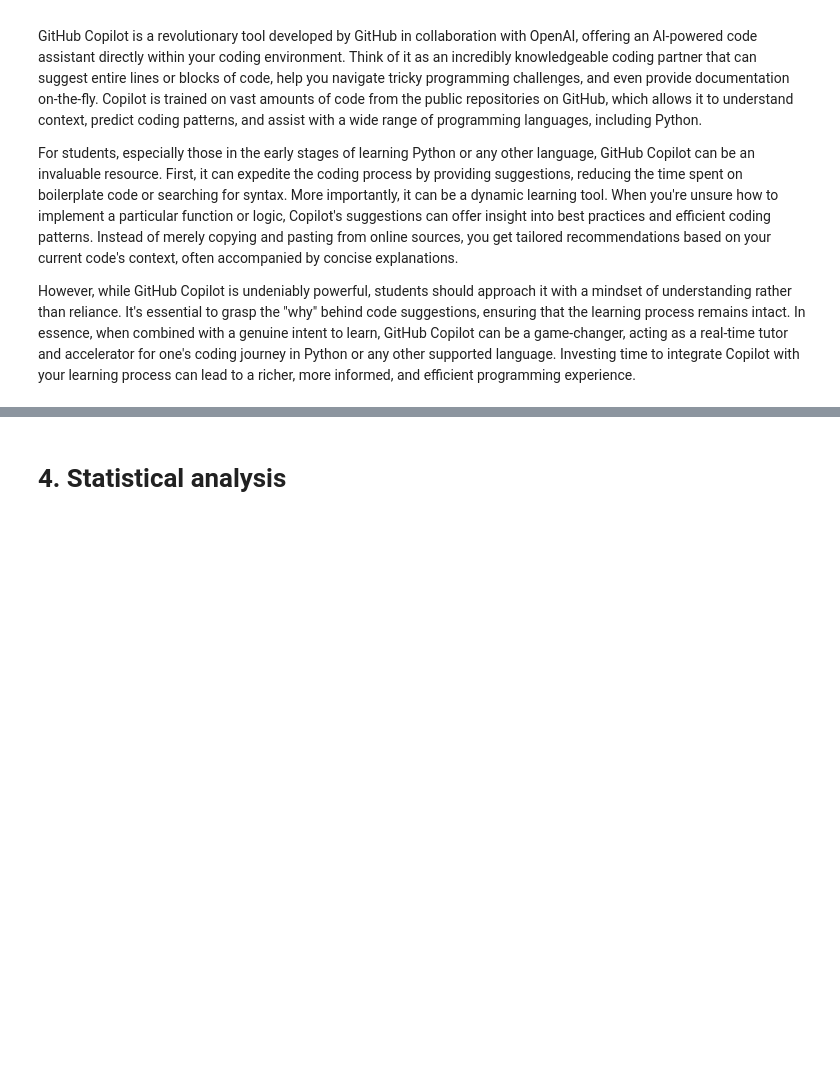
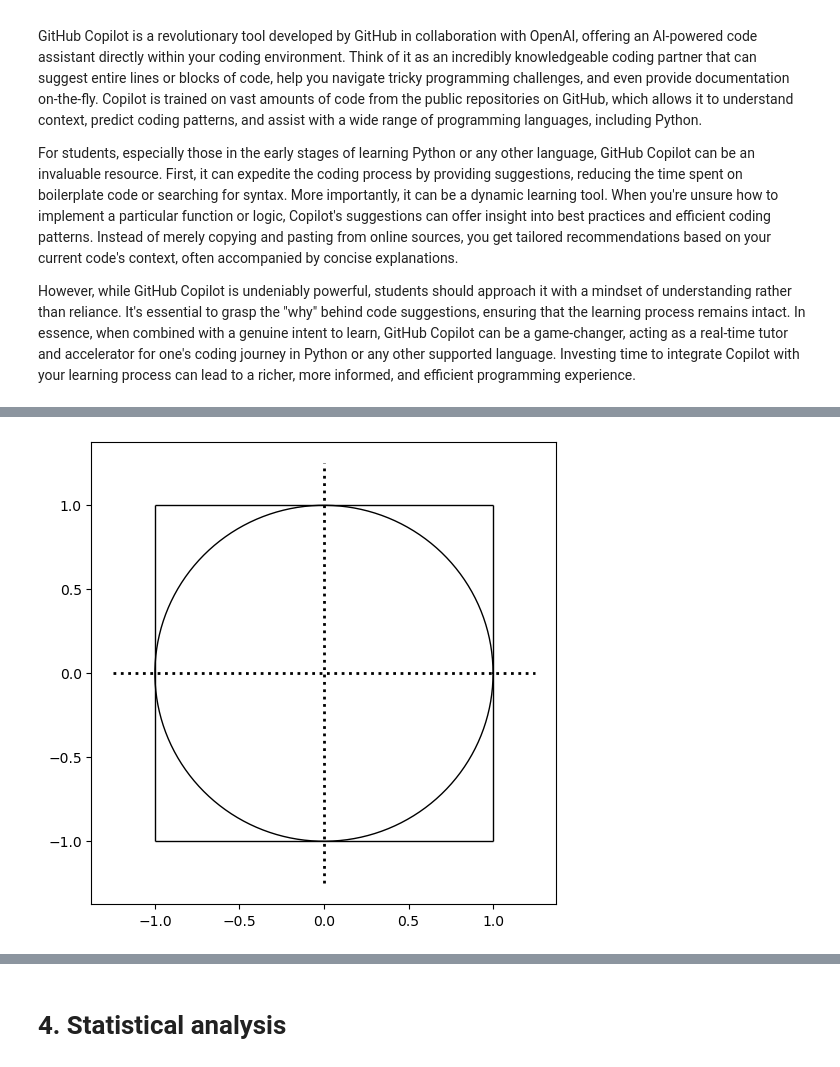
Before and after one commit to wegard/Programming-and-data-management, a Jupyter notebook: Lecture_notebooks/09_Advanced_topics.ipynb, the cells around one changed output, grey strips where cells are left out. Saved outputs shown, nothing was run; the diff lists cells and outputs as text; code cells hidden in the pictures; blank space fills up the shorter version.

```diff
--- a/Lecture_notebooks/09_Advanced_topics.ipynb
+++ b/Lecture_notebooks/09_Advanced_topics.ipynb
@@ -31,0 +50,28 @@ However, while GitHub Copilot is undeniably powerful, students should approach i
+# %%
+# Functions for drawing
+
+def drawBackground():
+    plt.figure(figsize=(6,6))
+    plt.hlines(0, xmin=-1.25, xmax=1.25, lw=2, color='black', linestyle=':')
+    plt.vlines(0, ymin=-1.25, ymax=1.25, lw=2, color='black', linestyle=':')
+
+def drawRectangle():
+    plt.hlines(1, -1, 1, lw=1, color='black')
+    plt.hlines(-1, -1, 1, lw=1, color='black')
+    plt.vlines(1, -1, 1, lw=1, color='black')
+    plt.vlines(-1, -1, 1, lw=1, color='black')
+
+def drawCircle():
+    theta = np.linspace(0, 2*np.pi, 150)
+    radius = 1
+    a = radius * np.cos(theta)
+    b = radius * np.sin(theta)
+    plt.plot(a, b, lw=1, color='black')
+# %%
+# Let's make a figure to visualize the problem
+
+drawBackground()
+drawRectangle()
+drawCircle()
+# %% [output]
+[figure, added]
```
Also changed, not shown: parts of 18 cells of this notebook, 1 other file.
